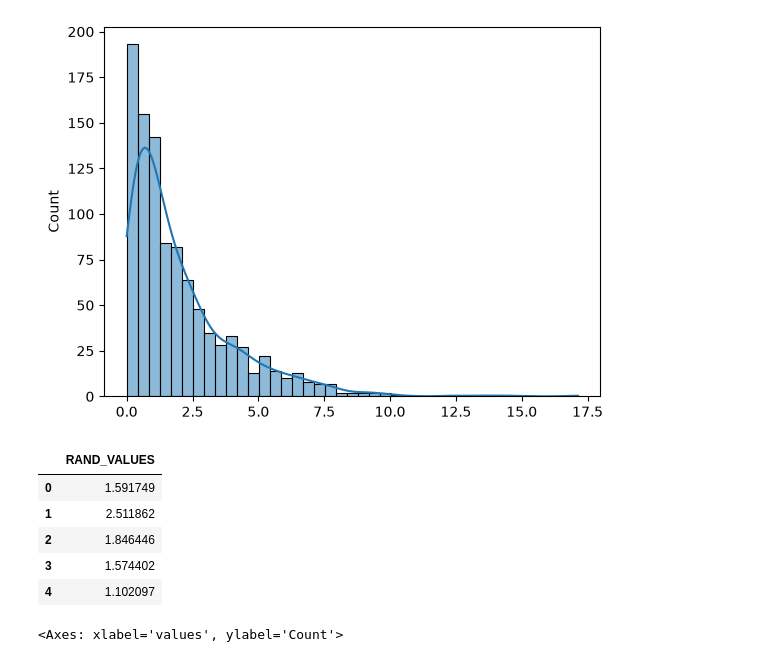
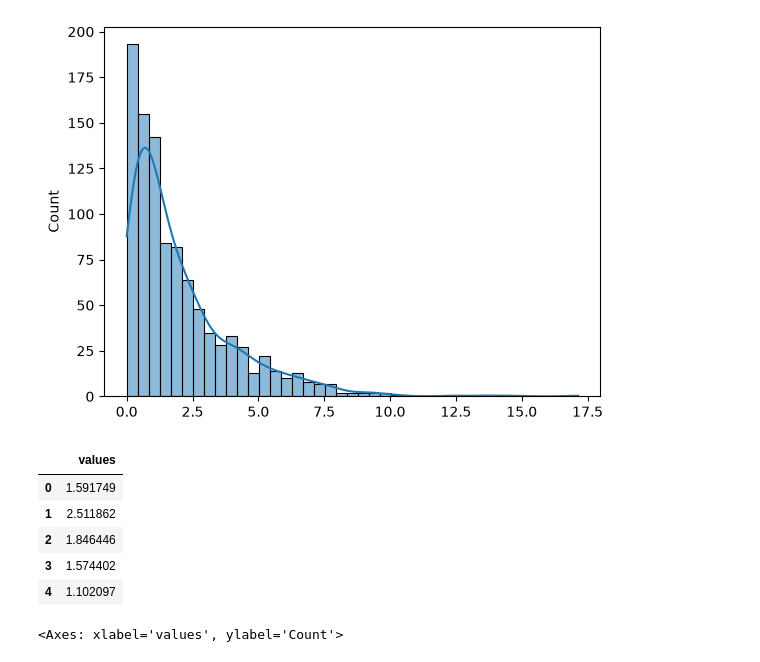
Before and after one commit to sarvesh9213/MACHINE_LEARNING, a Jupyter notebook: SELF_LEARNING/prerequisite_before_ml/06_scaling.ipynb, the cells around one changed output. Drawn from its saved outputs; the diff is of its cells as text; code cells hidden in the pictures.

```diff
--- a/SELF_LEARNING/prerequisite_before_ml/06_scaling.ipynb
+++ b/SELF_LEARNING/prerequisite_before_ml/06_scaling.ipynb
@@ -137,11 +137,11 @@ sns.histplot(data, kde=True)
 # %%
 # generate non-normal data (exponential Distribution)
 np.random.seed(0)
 data = np.random.exponential(size=1000, scale=2)
-df = pd.DataFrame(data, columns=['RAND_VALUES'])
+df = pd.DataFrame(data, columns=['values'])
 df.head()
 # %% [output]
-|  | RAND_VALUES |
+|  | values |
 | 0 | 1.591749 |
 | 1 | 2.511862 |
 | 2 | 1.846446 |
```
